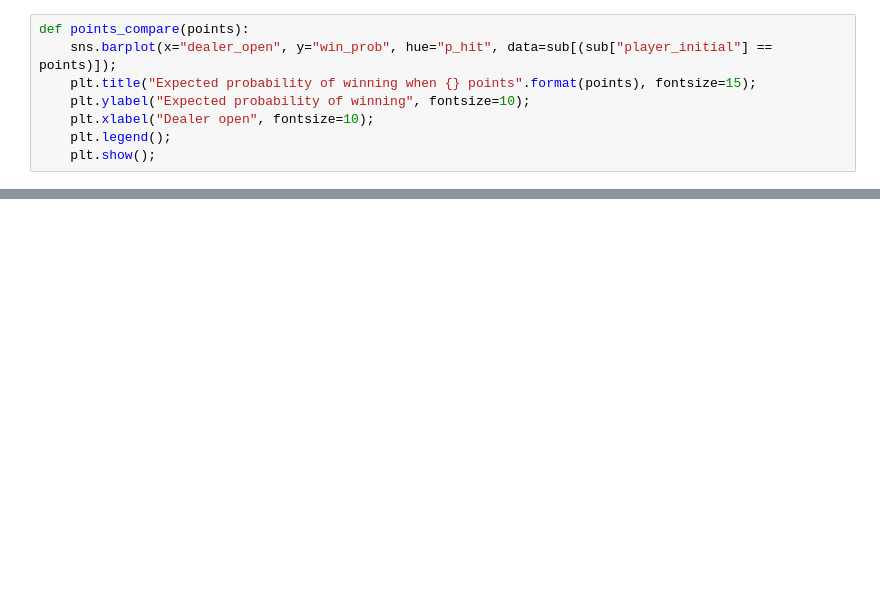
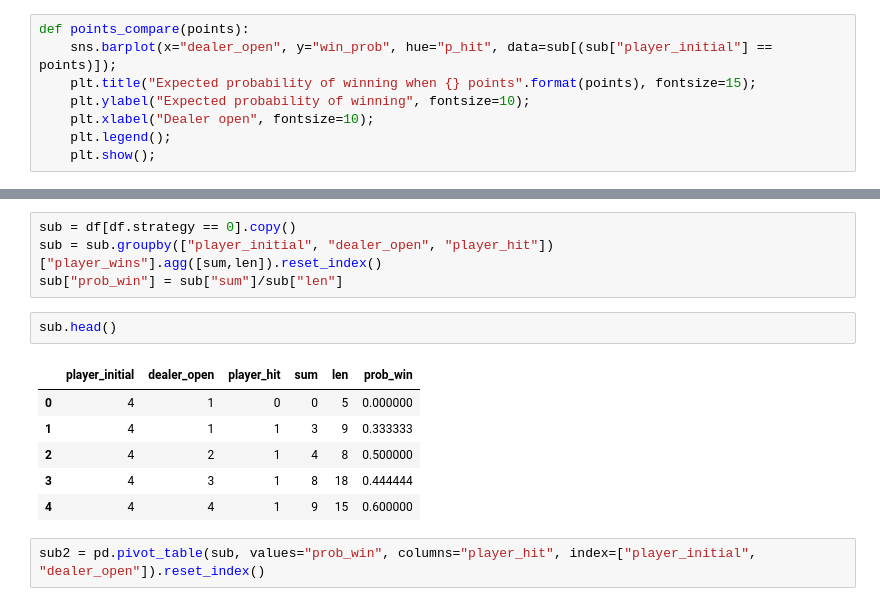
Before and after one commit to jocelyn-ong/data-science-projects, a Jupyter notebook: others/blackjack/data-analysis.ipynb, the cells around one changed output, grey strips where cells are left out. Cells and saved outputs as stored; diff of their text form; blank space fills up the shorter version.

```diff
--- a/others/blackjack/data-analysis.ipynb
+++ b/others/blackjack/data-analysis.ipynb
@@ -686,0 +722,15 @@ for i in range(12,18):
+# %%
+sub = df[df.strategy == 0].copy()
+sub = sub.groupby(["player_initial", "dealer_open", "player_hit"])["player_wins"].agg([sum,len]).reset_index()
+sub["prob_win"] = sub["sum"]/sub["len"]
+# %%
+sub.head()
+# %% [output]
+|  | player_initial | dealer_open | player_hit | sum | len | prob_win |
+| 0 | 4 | 1 | 0 | 0 | 5 | 0.000000 |
+| 1 | 4 | 1 | 1 | 3 | 9 | 0.333333 |
+| 2 | 4 | 2 | 1 | 4 | 8 | 0.500000 |
+| 3 | 4 | 3 | 1 | 8 | 18 | 0.444444 |
+| 4 | 4 | 4 | 1 | 9 | 15 | 0.600000 |
+# %%
+sub2 = pd.pivot_table(sub, values="prob_win", columns="player_hit", index=["player_initial", "dealer_open"]).reset_index()
```
Also changed, not shown: parts of 64 cells of this notebook, 2 other files.
